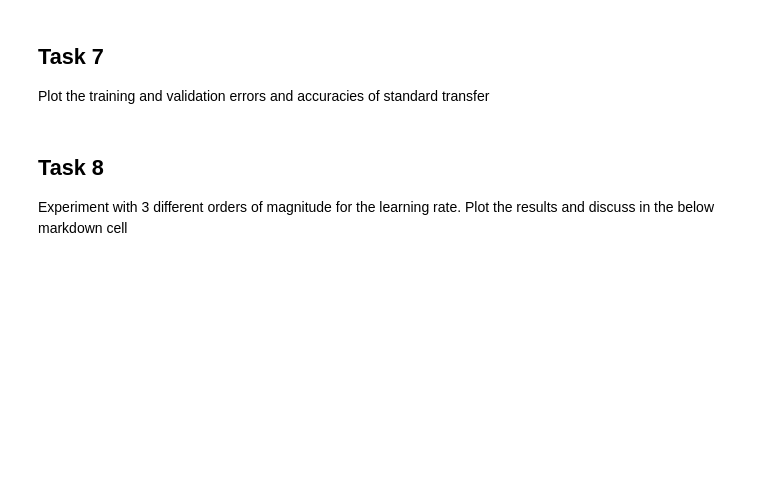
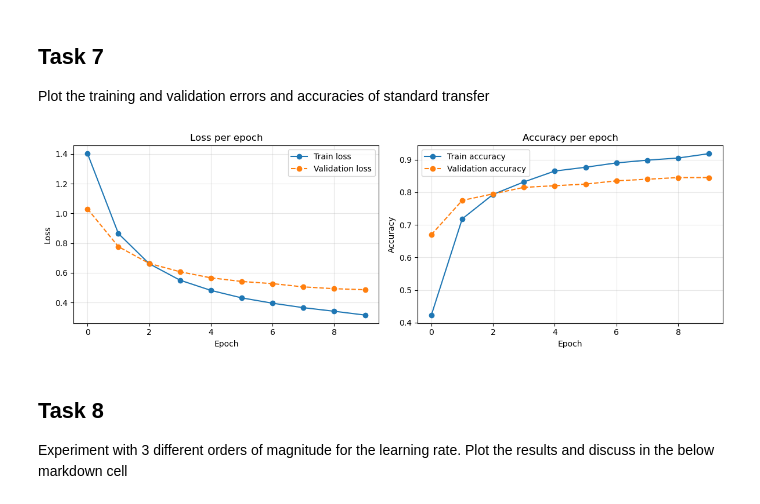
Before and after one commit to CooperHsmith1/ass2CAB320, a Jupyter notebook: CAB320-Assignment2-Learning.ipynb, the cells around one changed output. Saved outputs shown, nothing was run; the diff lists cells and outputs as text; code cells hidden in the pictures; blank space fills up the shorter version.

```diff
--- a/CAB320-Assignment2-Learning.ipynb
+++ b/CAB320-Assignment2-Learning.ipynb
@@ -45,7 +45,10 @@ def load_data(path='small_flower_dataset'):
     to the home directory the dataset is found in. Returns the images as a
     numpy array and the associated class labels as a numpy array.
     '''
-    class_names = [name for name in sorted(os.listdir(path)) if os.path.isdir(os.path.join(path, name))]
+    class_names = [
+    name for name in sorted(os.listdir(path))
+    if os.path.isdir(os.path.join(path, name)) and not name.startswith('.')
+    ]
     image_extensions = ('.jpg', '.jpeg', '.png', '.bmp', '.gif', '.webp')
     images = []
     labels = []
@@ -189,7 +194,7 @@ def transfer_learning(train_set, eval_set, model, parameters):
         loss='sparse_categorical_crossentropy',
         metrics=['accuracy'],
     )
-    model.fit(
+    history = model.fit(
         train_images,
         train_labels,
         validation_data=(eval_images, eval_labels),
@@ -197,4 +202,4 @@ def transfer_learning(train_set, eval_set, model, parameters):
         batch_size=32,
         verbose=1,
     )
-    return model
+    return model, history
@@ -201,3 +211,3 @@ def transfer_learning(train_set, eval_set, model, parameters):
 # %%
-model = transfer_learning(train_set, eval_set, load_model(), (0.01, 0.0, False))
+model, history = transfer_learning(train_set, eval_set, load_model(), (0.01, 0.0, False))
 # %% [output]
@@ -223,6 +236,36 @@ Epoch 10/10
 Plot the training and validation errors and accuracies of standard transfer
 # %%
 ## Your Code
+import matplotlib.pyplot as plt
+
+def plot_training(history):
+    fig, (ax1, ax2) = plt.subplots(1, 2, figsize=(12, 4))
+
+    #loss
+    ax1.plot(history.history['loss'],     label='Train loss',      marker='o')
+    ax1.plot(history.history['val_loss'], label='Validation loss', marker='o', linestyle='--')
+    ax1.set_title('Loss per epoch')
+    ax1.set_xlabel('Epoch')
+    ax1.set_ylabel('Loss')
+    ax1.legend()
+    ax1.grid(True, alpha=0.3)
+
+    #accuracy
+    ax2.plot(history.history['accuracy'],     label='Train accuracy',      marker='o')
+    ax2.plot(history.history['val_accuracy'], label='Validation accuracy', marker='o', linestyle='--')
+    ax2.set_title('Accuracy per epoch')
+    ax2.set_xlabel('Epoch')
+    ax2.set_ylabel('Accuracy')
+    ax2.legend()
+    ax2.grid(True, alpha=0.3)
+
+    plt.tight_layout()
+    plt.savefig('training_curves.png', dpi=150)
+    plt.show()
+
+plot_training(history)
+# %% [output]
+[figure, added]
 # %% [markdown]
 ## Task 8
 Experiment with 3 different orders of magnitude for the learning rate. Plot the results and discuss in the below markdown cell
```
Also changed, not shown: parts of 7 cells of this notebook.
